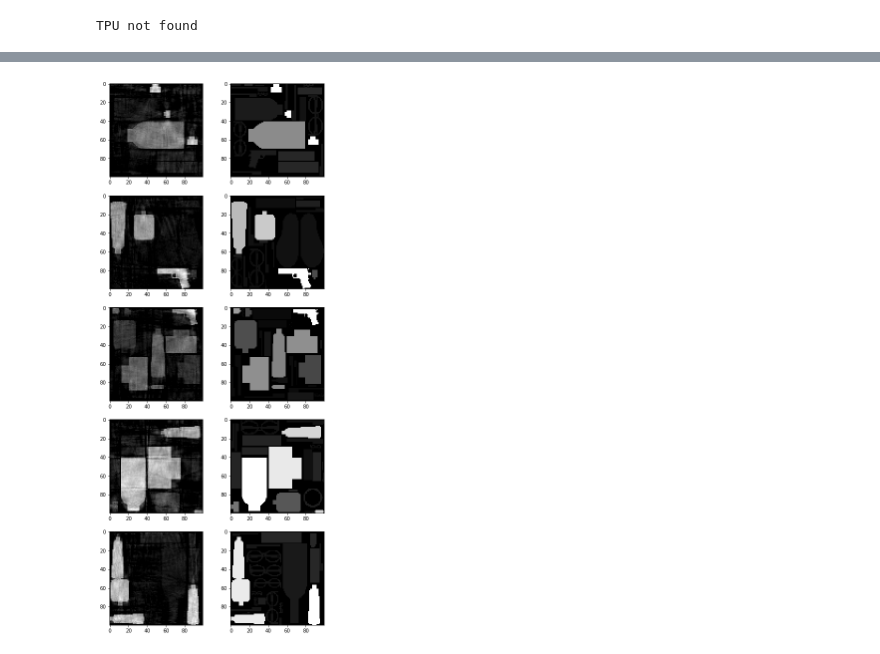
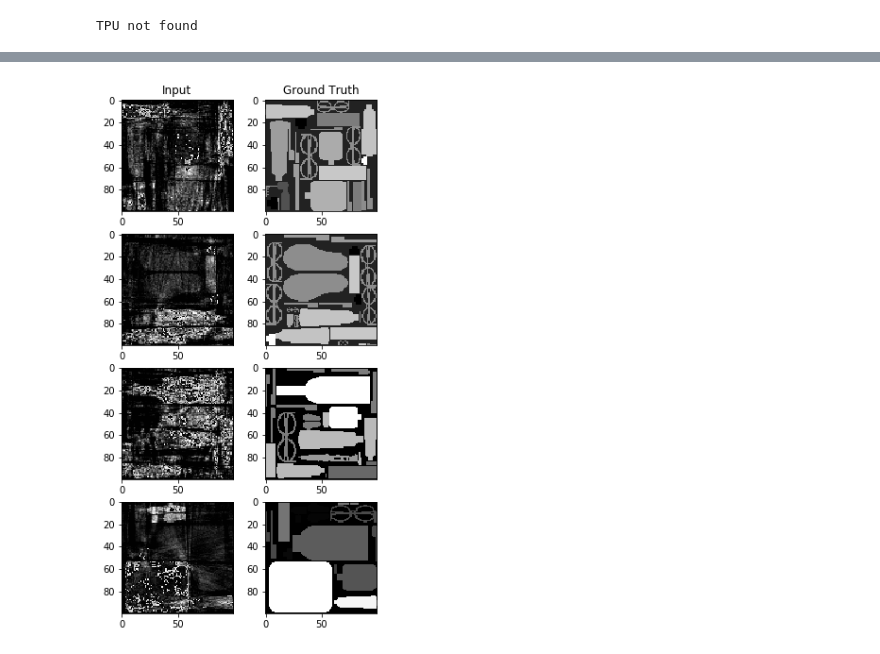
Before and after one commit to amasoudi1/U-NET-For-RFG-System, a Jupyter notebook: UNET_Fixed_Gantry2.ipynb, the cells around one changed output, grey strips where cells are left out. Drawn from its saved outputs; the diff is of its cells as text; code cells hidden in the pictures.

```diff
--- a/UNET_Fixed_Gantry2.ipynb
+++ b/UNET_Fixed_Gantry2.ipynb
@@ -248,13 +282,18 @@ def my_generator(x_train, y_train, batch_size):
         y_batch, _ = mask_generator.next()
         yield x_batch, y_batch
 # %%
-
+############################################## sample training data after augmentation
 image_batch, mask_batch = next(my_generator(train_images, train_labels, 5))
-fix, ax = plt.subplots(5,2, figsize=(8,20))
-for i in range(5):
-    ax[i,0].imshow(image_batch[i,:,:,0], cmap='gray')
-    ax[i,1].imshow(mask_batch[i,:,:,0], cmap='gray')
+fix, ax = plt.subplots(4,2, figsize=(5,10))
+for i in range(4):
+    #ax[i,0].imshow(image_batch[i,:,:,0], cmap='gray')
+    #ax[i,1].imshow(mask_batch[i,:,:,0], cmap='gray')
+    ax[i,0].imshow(adjust_gamma((image_batch[i,:,:,0]), 0.6), cmap='gray')
+    ax[i,1].imshow(adjust_gamma((mask_batch[i,:,:,0]), 1.5), cmap='gray')
+ax[0,0].set_title('Input')
+ax[0,1].set_title('Ground Truth')
 plt.show()
+################### Left Column : sample input, Right Column : sample label
 # %% [output]
-[figure, old version]
+[figure, new version]
 # %%
```
Also changed, not shown: parts of 10 cells of this notebook.
